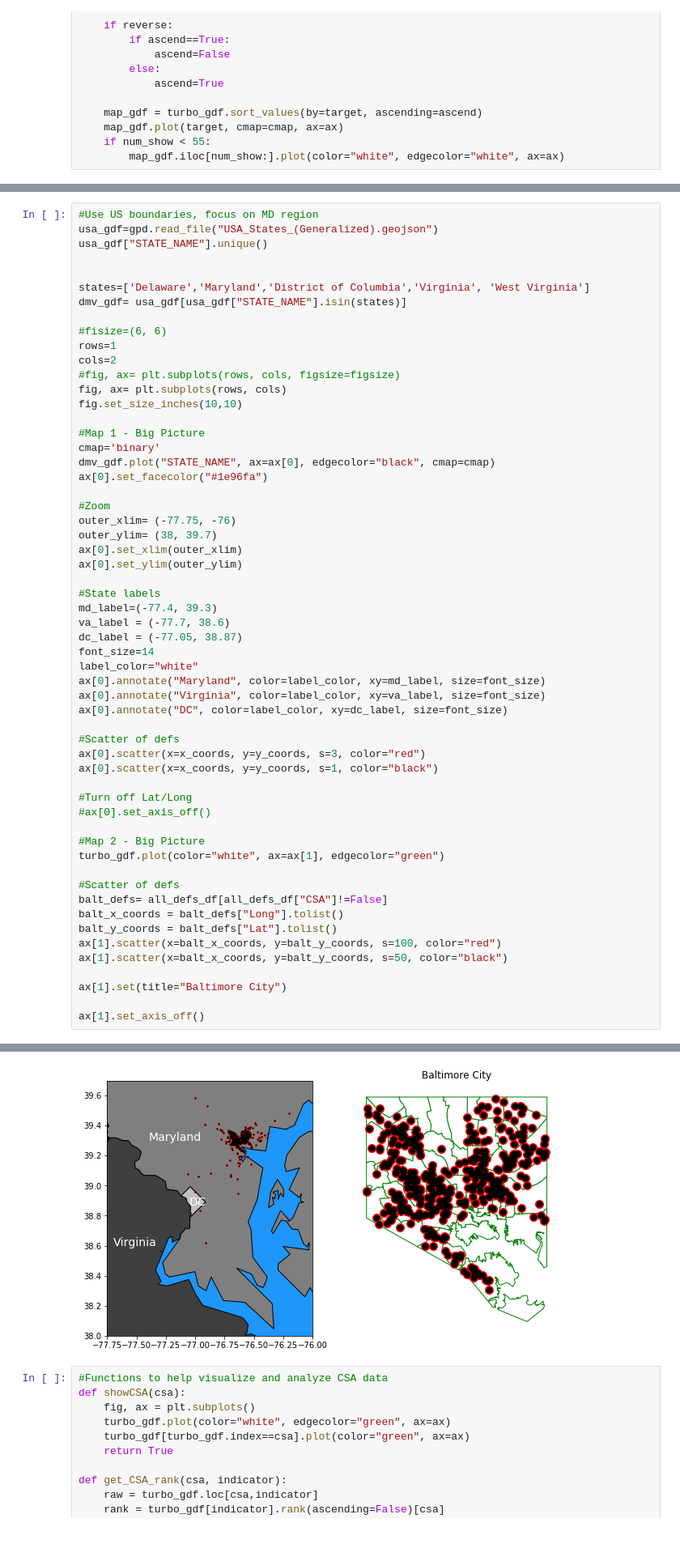
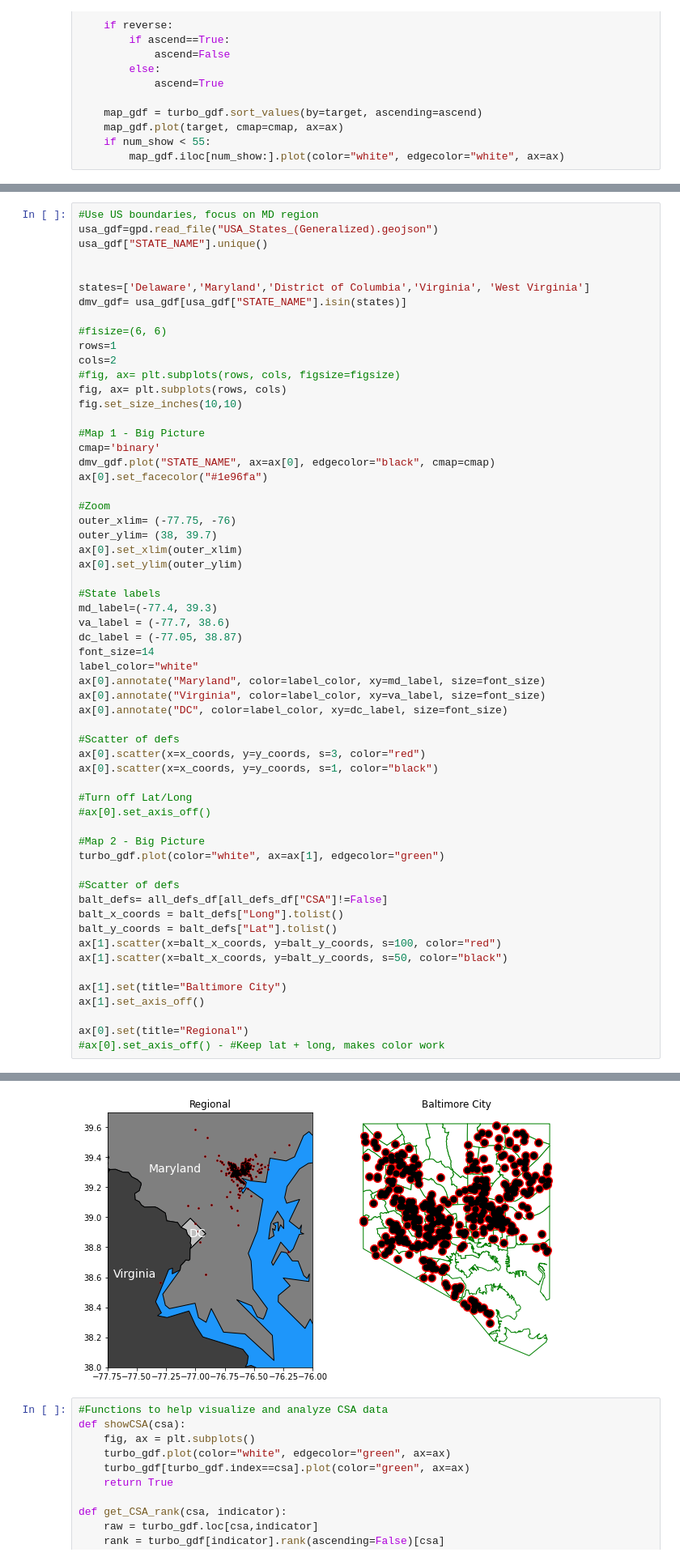
Before and after one commit to Colinstarger/Butterfly_in_COVID_Spring22, a Jupyter notebook: Black_Butterfly_Sp22_public.ipynb, the cells around one changed output, grey strips where cells are left out. Shown at 81% size. Drawn from its saved outputs; the diff is of its cells as text; blank space fills up the shorter version.

```diff
--- a/Black_Butterfly_Sp22_public.ipynb
+++ b/Black_Butterfly_Sp22_public.ipynb
@@ -330,6 +349,8 @@ ax[1].scatter(x=balt_x_coords, y=balt_y_coords, s=100, color="red")
 ax[1].scatter(x=balt_x_coords, y=balt_y_coords, s=50, color="black")
 
 ax[1].set(title="Baltimore City")
+ax[1].set_axis_off()
 
-ax[1].set_axis_off()
+ax[0].set(title="Regional")
+#ax[0].set_axis_off() - #Keep lat + long, makes color work
 # %% [output]
@@ -336,4 +358,4 @@ ax[1].set_axis_off()
-[figure, old version]
+[figure, new version]
 # %%
 #Functions to help visualize and analyze CSA data
 def showCSA(csa):
```
Also changed, not shown: parts of 155 cells of this notebook.
